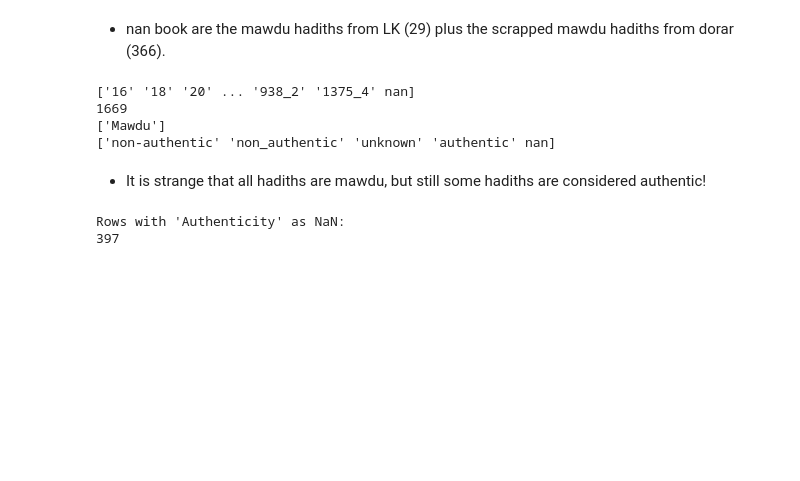
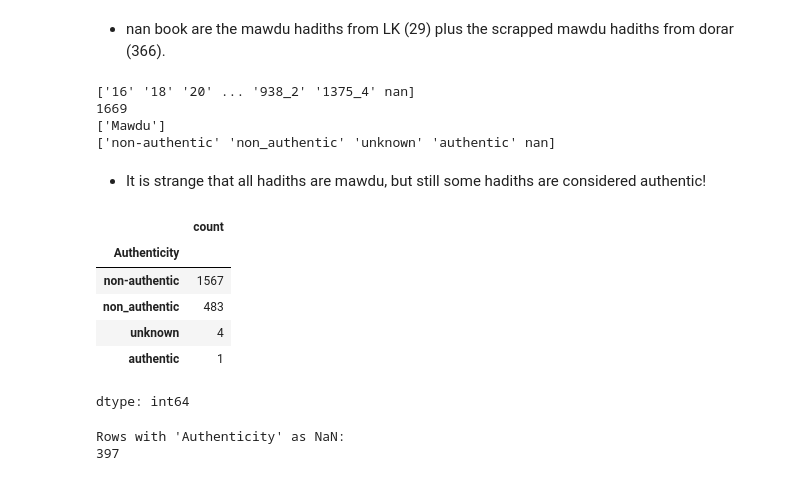
Before and after one commit to MuhammadHelmyOmar/Hadith, a Jupyter notebook: MAHDDAT.ipynb, the cells around one changed output. Drawn from its saved outputs; the diff is of its cells as text; code cells hidden in the pictures; blank space fills up the shorter version.

```diff
--- a/MAHDDAT.ipynb
+++ b/MAHDDAT.ipynb
@@ -156,6 +156,16 @@ print(mahaddat.Authenticity.unique())
 ['non-authentic' 'non_authentic' 'unknown' 'authentic' nan]
 # %% [markdown]
 - It is strange that all hadiths are mawdu, but still some hadiths are considered authentic!
+# %%
+mahaddat.Authenticity.value_counts()
+# %% [output]
+|  | count |
+| Authenticity |  |
+| non-authentic | 1567 |
+| non_authentic | 483 |
+| unknown | 4 |
+| authentic | 1 |
+dtype: int64
 # %%
 nan_auth_rows = mahaddat[mahaddat['Authenticity'].isna()]
 print("Rows with 'Authenticity' as NaN:")
```
Also changed, not shown: parts of 7 cells of this notebook.
